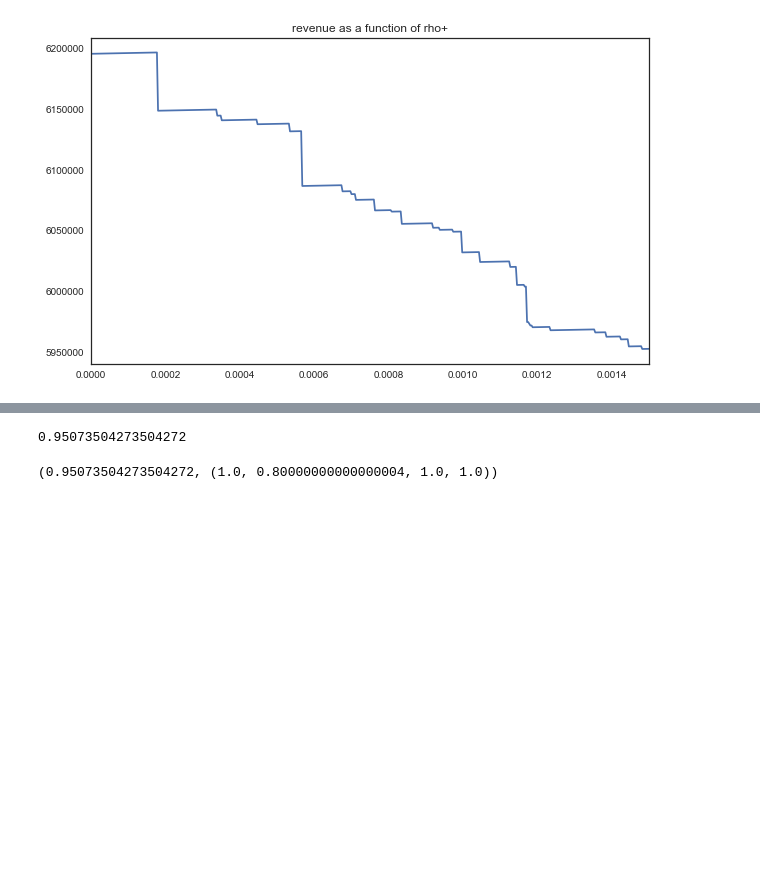
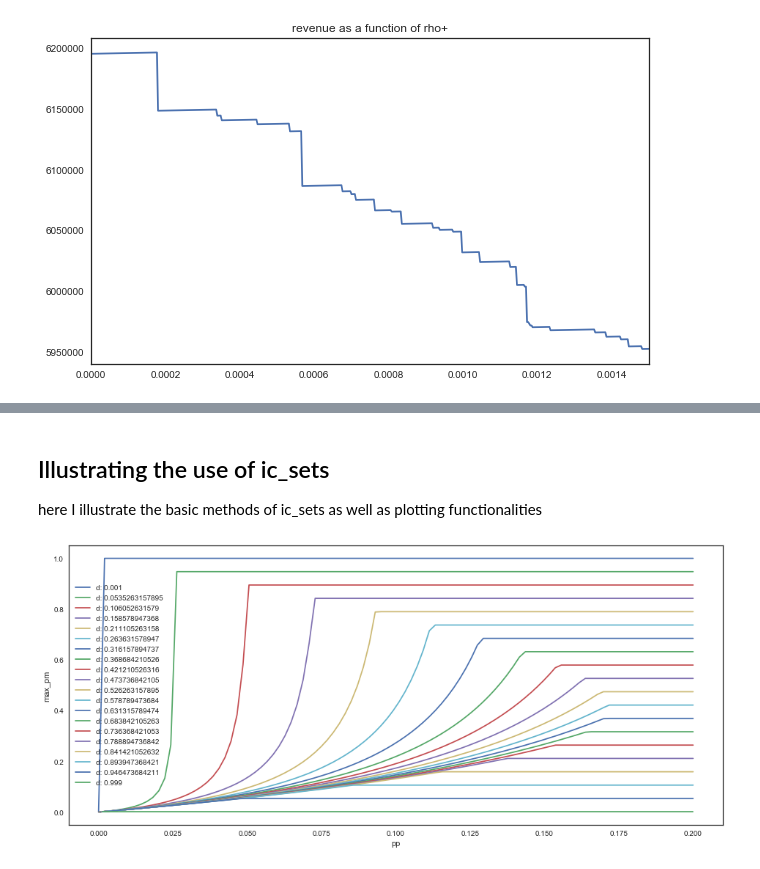
Before and after one commit to sylvaingchassang/missing_bids, a Jupyter notebook: example_tsuchiura.ipynb, the cells around one changed output, grey strips where cells are left out. Cells and saved outputs as stored; diff of their text form; code cells hidden in the pictures; blank space fills up the shorter version.

```diff
--- a/example_tsuchiura.ipynb
+++ b/example_tsuchiura.ipynb
@@ -62,25 +40,24 @@ df_rationalizable, ic_solver = run_solver()
-# %%
-max(df_rationalizable.rational * df_rationalizable.share_comp)
-# %% [output]
-0.95073504273504272
-# %%
-ic_solver.assess_share_competitive()
-# %% [output]
-(0.95073504273504272, (1.0, 0.80000000000000004, 1.0, 1.0))
+# %% [markdown]
+## Illustrating the use of ic_sets
+here I illustrate the basic methods of ic_sets as well as plotting functionalities
+# %%
+ic_solver = ic_sets.ICSets(rho_p=.001, rho_m=.001, auction_data=tsuchiura_data, k=.1, t=.0, m=m)
 # %%
 # illustrating value_pm where it is constrained by IC
 legend = []
 plt.figure(figsize=(16,7))
-for d in np.linspace(0.001, .999, 10):
+for d in np.linspace(0.001, .999, 20):
     range_pp = np.linspace(ic_solver.lower_slope_pp * d, .2, 100)
     max_pm = [ic_solver.value_pm(d, pp) for pp in range_pp]
     plt.plot(range_pp, max_pm)
     legend.append('d: {}'.format(d))
 plt.legend(legend)
 plt.xlabel('pp')
 plt.ylabel('max_pm')
 
 plt.show()
+# %% [output]
+[figure, added]
 # %%
 # illustrating that the lowest value of value_pm is attained at u_d
 
```
Also changed, not shown: parts of 14 cells of this notebook, 1 other file.
